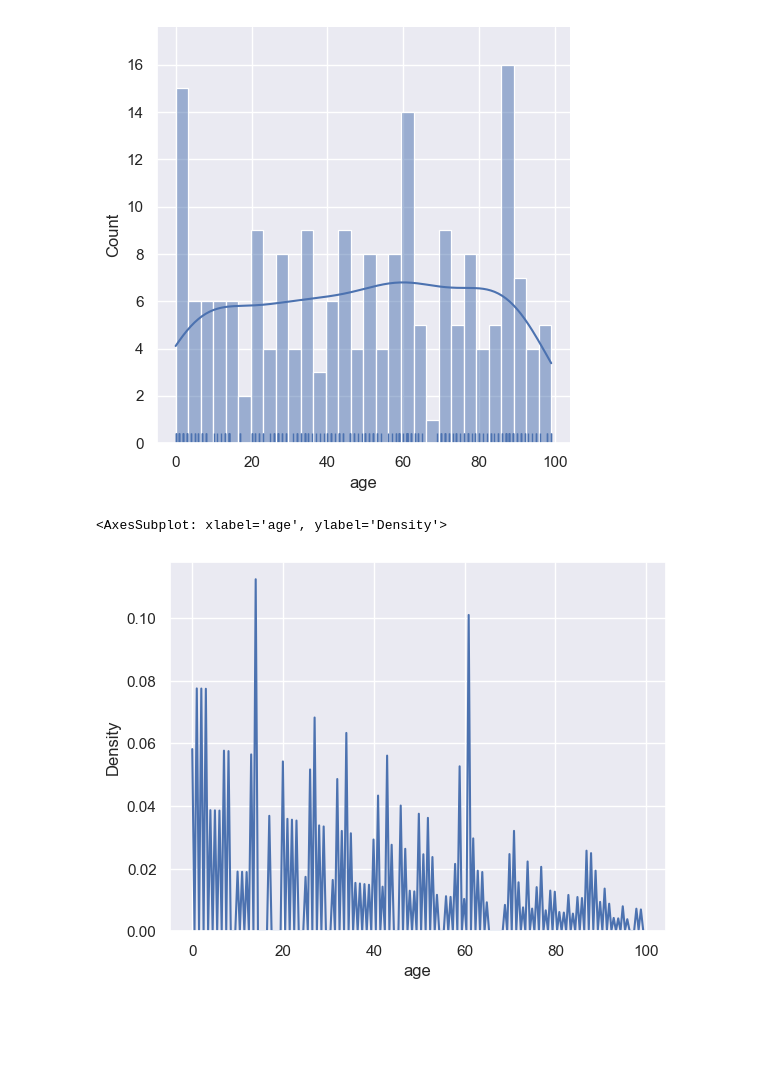
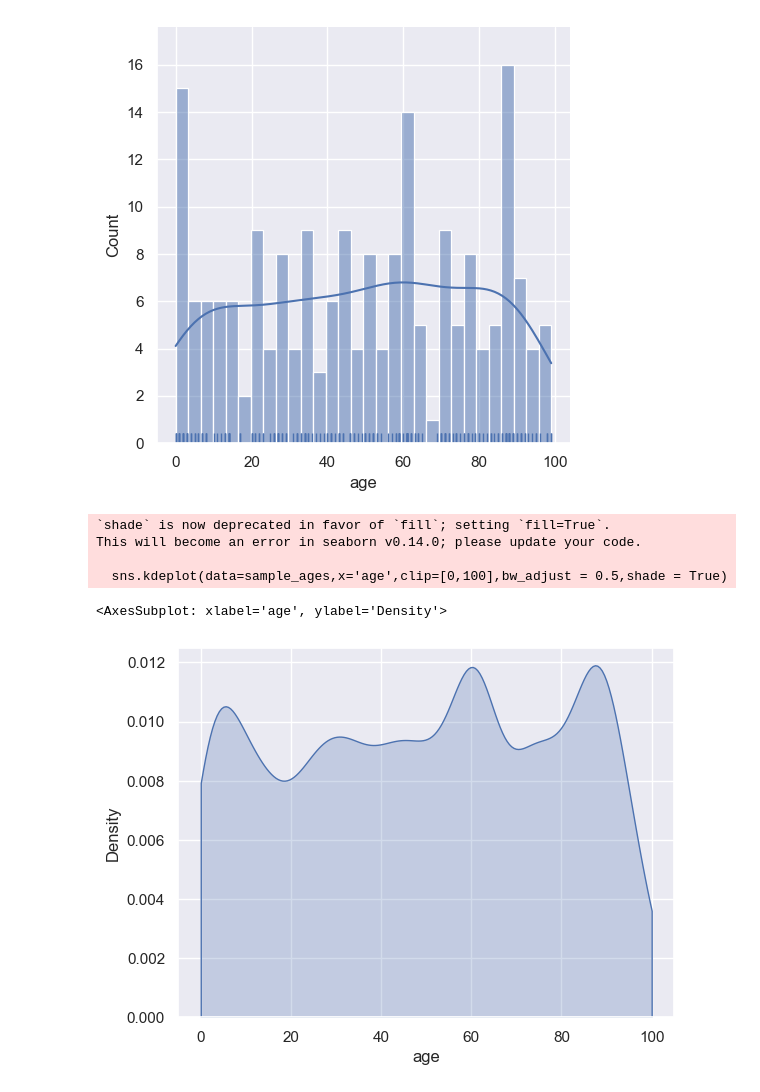
Before and after one commit to luyenquoc/Python-code-, a Jupyter notebook: Seaborn.ipynb, the cells around one changed output. Saved outputs shown, nothing was run; the diff lists cells and outputs as text; code cells hidden in the pictures; blank space fills up the shorter version.

```diff
--- a/Seaborn.ipynb
+++ b/Seaborn.ipynb
@@ -93,7 +93,11 @@ sns.displot(data=sample_ages,x='age',rug = True,bins = 30,kde = True)
 <seaborn.axisgrid.FacetGrid at 0x...>
 [figure]
 # %%
-sns.kdeplot(data=sample_ages,x='age',clip=[0,100],bw_adjust = 0.01)
+sns.kdeplot(data=sample_ages,x='age',clip=[0,100],bw_adjust = 0.5,shade = True)
 # %% [output]
-<AxesSubplot: xlabel='age', ylabel='Density'>
+`shade` is now deprecated in favor of `fill`; setting `fill=True`.
+This will become an error in seaborn v0.14.0; please update your code.
+
+  sns.kdeplot(data=sample_ages,x='age',clip=[0,100],bw_adjust = 0.5,shade = True)
+<AxesSubplot: xlabel='age', ylabel='Density'>
-[figure, old version]
+[figure, new version]
```
